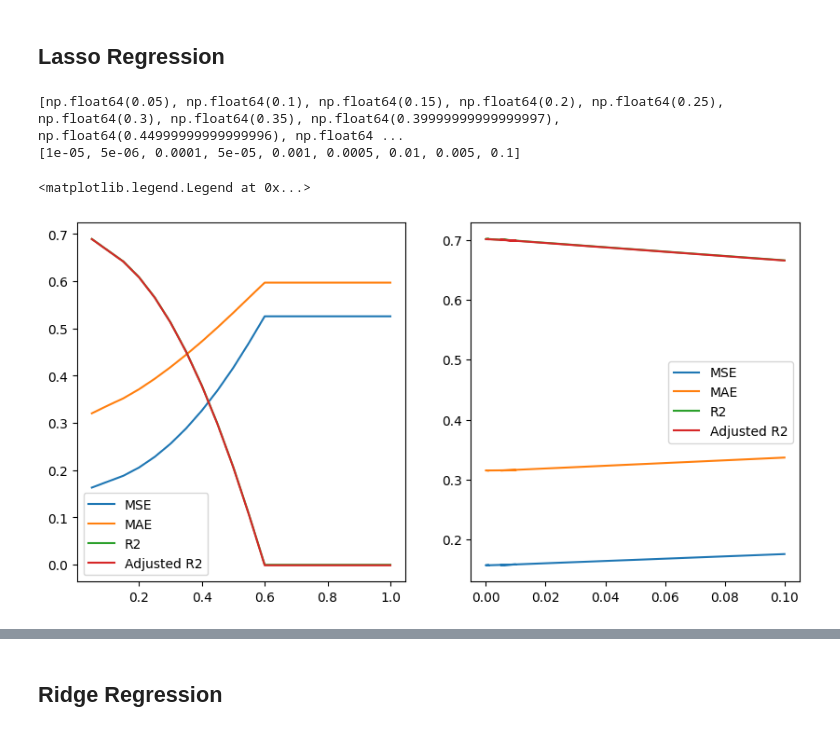
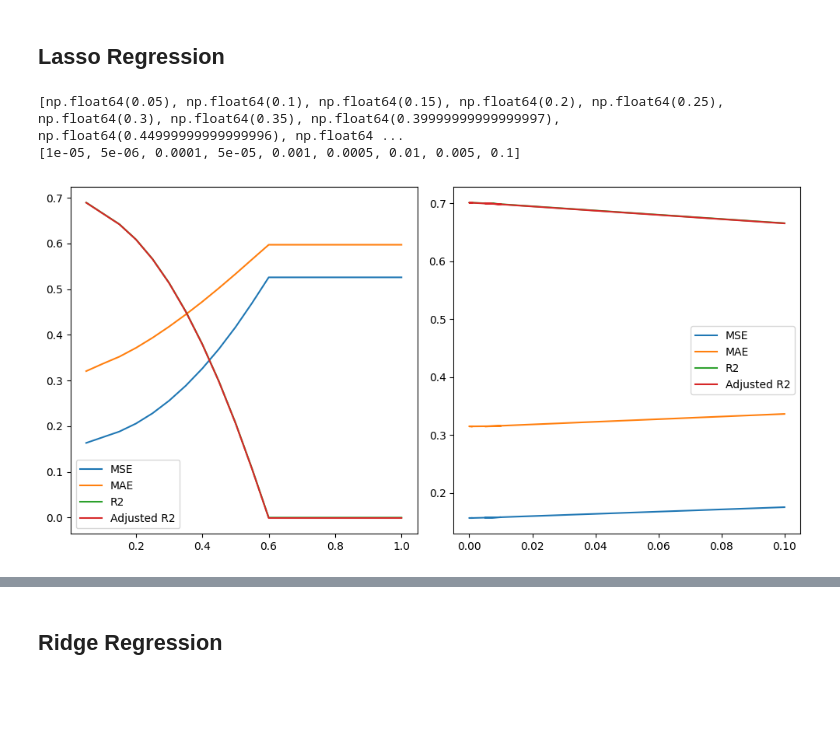
Before and after one commit to KarthikPreVin/MACHINE-LEARNING-LAB, a Jupyter notebook: ASSIGNMENT 3/ASSIGNMENT 3.ipynb, the cells around one changed output, grey strips where cells are left out. Saved outputs shown, nothing was run; the diff lists cells and outputs as text; code cells hidden in the pictures; blank space fills up the shorter version.

```diff
--- a/ASSIGNMENT 3/ASSIGNMENT 3.ipynb
+++ b/ASSIGNMENT 3/ASSIGNMENT 3.ipynb
@@ -388,35 +419,38 @@ axes[0].legend()
 alpha_list = [10e-6, 5e-6, 10e-5, 5e-5, 10e-4, 5e-4, 10e-3, 5e-3, 10e-2]
 print(alpha_list)
 mse_list = []
 mae_list = []
 r2_list = []
 ar2_list = []
 for alpha in alpha_list:
     lasso = Lasso(alpha=alpha)
     lasso.fit(X_train,y_train)
     y_pred = lasso.predict(X_test)
     mse_list.append(mean_squared_error(y_test,y_pred))
     mae_list.append(mean_absolute_error(y_test,y_pred))
     r2 = r2_score(y_test,y_pred)
 
     r2_list.append(r2)
 
     n=len(X)
     p=len(X.columns)
     ar2_list.append(1-(1-r2)*(n-1)/(n-p-1))
 
 
 
 axes[1].plot(alpha_list,mse_list, label = "MSE")
 axes[1].plot(alpha_list,mae_list, label = "MAE")
 axes[1].plot(alpha_list,r2_list, label = "R2")
 axes[1].plot(alpha_list,ar2_list, label = "Adjusted R2")
 axes[1].legend()
+
+plt.tight_layout()
+plt.savefig(f"latex/images/lasso_search.pdf", bbox_inches='tight')
+plt.show()
 # %% [output]
 [np.float64(0.05), np.float64(0.1), np.float64(0.15), np.float64(0.2), np.float64(0.25), np.float64(0.3), np.float64(0.35), np.float64(0.39999999999999997), np.float64(0.44999999999999996), np.float64 ...
 [1e-05, 5e-06, 0.0001, 5e-05, 0.001, 0.0005, 0.01, 0.005, 0.1]
-<matplotlib.legend.Legend at 0x...>
-[figure, old version]
+[figure, new version]
 # %%
 
 lasso = Lasso(alpha=0.001)
```
Also changed, not shown: parts of 17 cells of this notebook, 2 other files.
